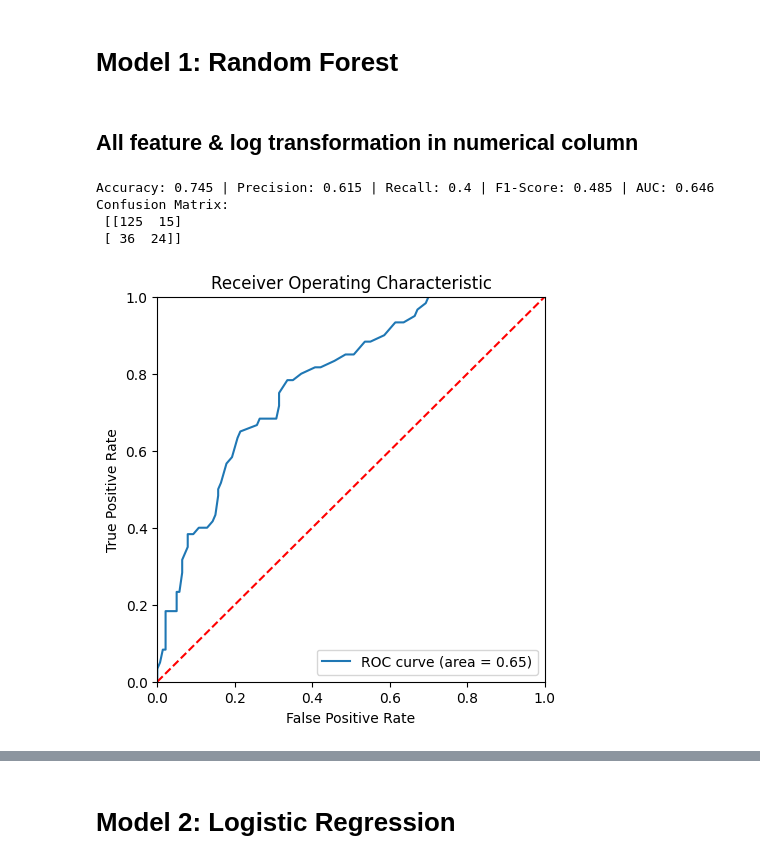
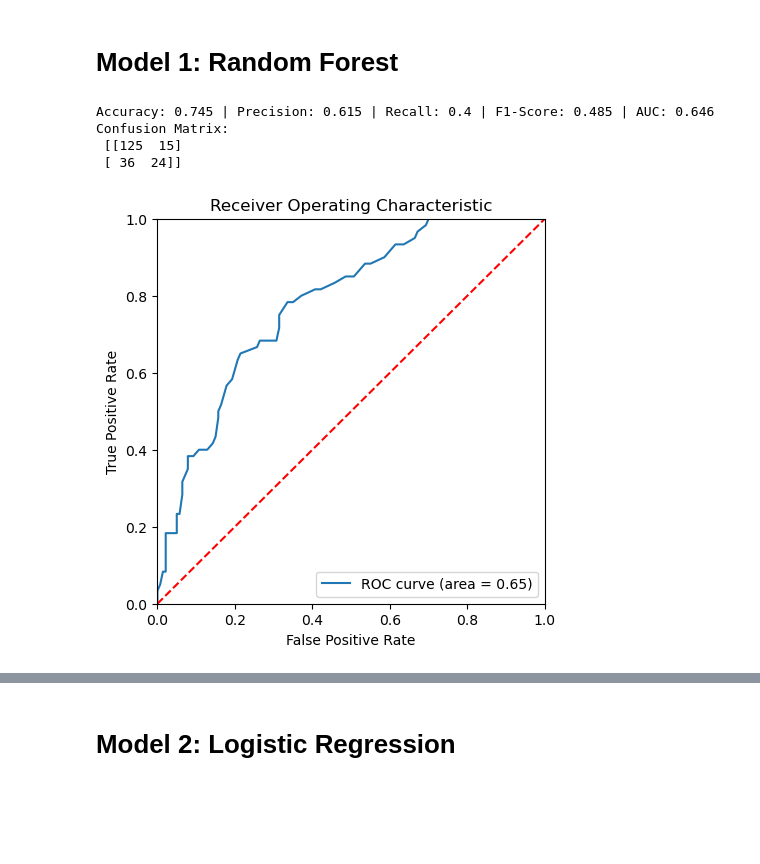
Before and after one commit to desy-natasha/credit_scoring, a Jupyter notebook: notebook/credit-scoring-prototype.ipynb, the cells around one changed output, grey strips where cells are left out. Drawn from its saved outputs; the diff is of its cells as text; code cells hidden in the pictures; blank space fills up the shorter version.

```diff
--- a/notebook/credit-scoring-prototype.ipynb
+++ b/notebook/credit-scoring-prototype.ipynb
@@ -438,18 +457,17 @@ majority data reduce: 5.18%
 minority data generate: 16.67%
 # %% [markdown]
 # Model 1: Random Forest
-# %% [markdown]
-## All feature & log transformation in numerical column
 # %%
 from sklearn.ensemble import RandomForestClassifier
 from sklearn.linear_model import LogisticRegression
 # %%
+# all features with scaling
 rf_model = RandomForestClassifier(random_state=0)
-rf_model_log = model(rf_model,data_prep.X_train,data_prep.X_test,data_prep.y_train.iloc[:,0].ravel(),data_prep.y_test)
+rf_model_with_scaler = model(rf_model,data_prep.X_train,data_prep.X_test,data_prep.y_train.iloc[:,0].ravel(),data_prep.y_test)
 # %% [output]
 Accuracy: 0.745 | Precision: 0.615 | Recall: 0.4 | F1-Score: 0.485 | AUC: 0.646
 Confusion Matrix:
  [[125  15]
  [ 36  24]]
-[figure, old version]
+[figure, new version]
 # %%
```
Also changed, not shown: parts of 34 cells of this notebook, 1 other file.
